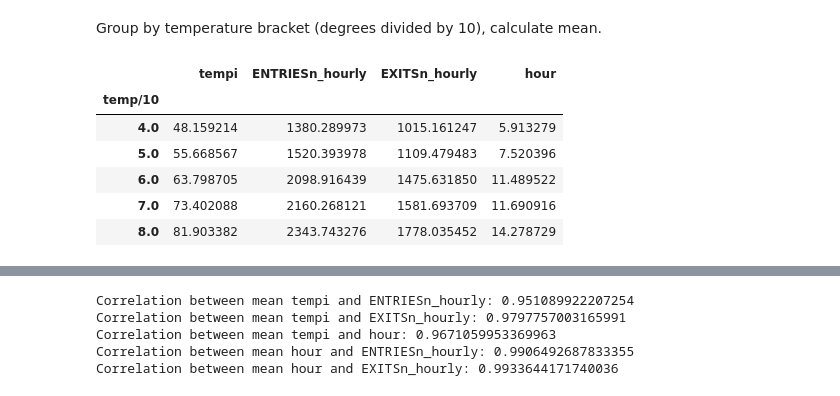
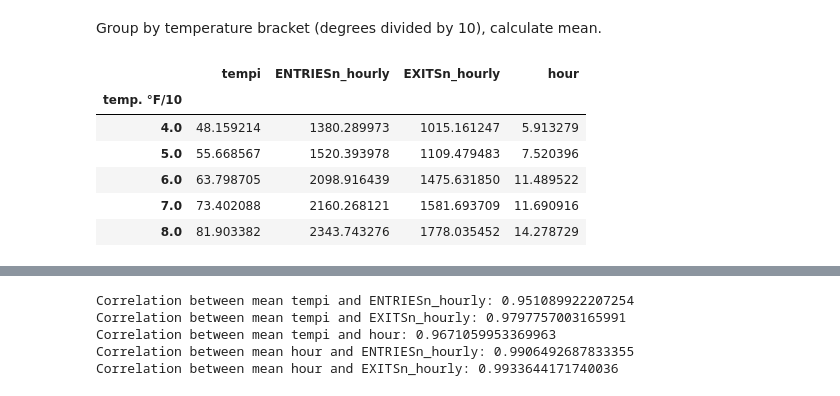
Before and after one commit to drdtr/udacity-intro-to-data-analysis, a Jupyter notebook: lessons/lesson3.ipynb, the cells around one changed output, grey strips where cells are left out. Cells and saved outputs as stored; diff of their text form; code cells hidden in the pictures.

```diff
--- a/lessons/lesson3.ipynb
+++ b/lessons/lesson3.ipynb
@@ -805,13 +785,14 @@ subway_df.groupby(Col.day_week).mean()
 Group by temperature bracket (degrees divided by 10), calculate mean.
 # %%
 subway_df_temp10 = subway_df.copy()
-subway_df_temp10['temp/10'] = subway_df_temp10[Col.tempi] // 10
-subway_df_temp10_mean = subway_df_temp10.groupby('temp/10').mean()[[
+temp_10_col_name = 'temp. °F/10'
+subway_df_temp10[temp_10_col_name] = subway_df_temp10[Col.tempi] // 10
+subway_df_temp10_mean = subway_df_temp10.groupby(temp_10_col_name).mean()[[
     Col.tempi, Col.entries_hourly, Col.exits_hourly, Col.hour]]
 subway_df_temp10_mean
 # %% [output]
 |  | tempi | ENTRIESn_hourly | EXITSn_hourly | hour |
-| temp/10 |  |  |  |  |
+| temp. °F/10 |  |  |  |  |
 | 4.0 | 48.159214 | 1380.289973 | 1015.161247 | 5.913279 |
 | 5.0 | 55.668567 | 1520.393978 | 1109.479483 | 7.520396 |
 | 6.0 | 63.798705 | 2098.916439 | 1475.631850 | 11.489522 |
```
Also changed, not shown: parts of 23 cells of this notebook.
